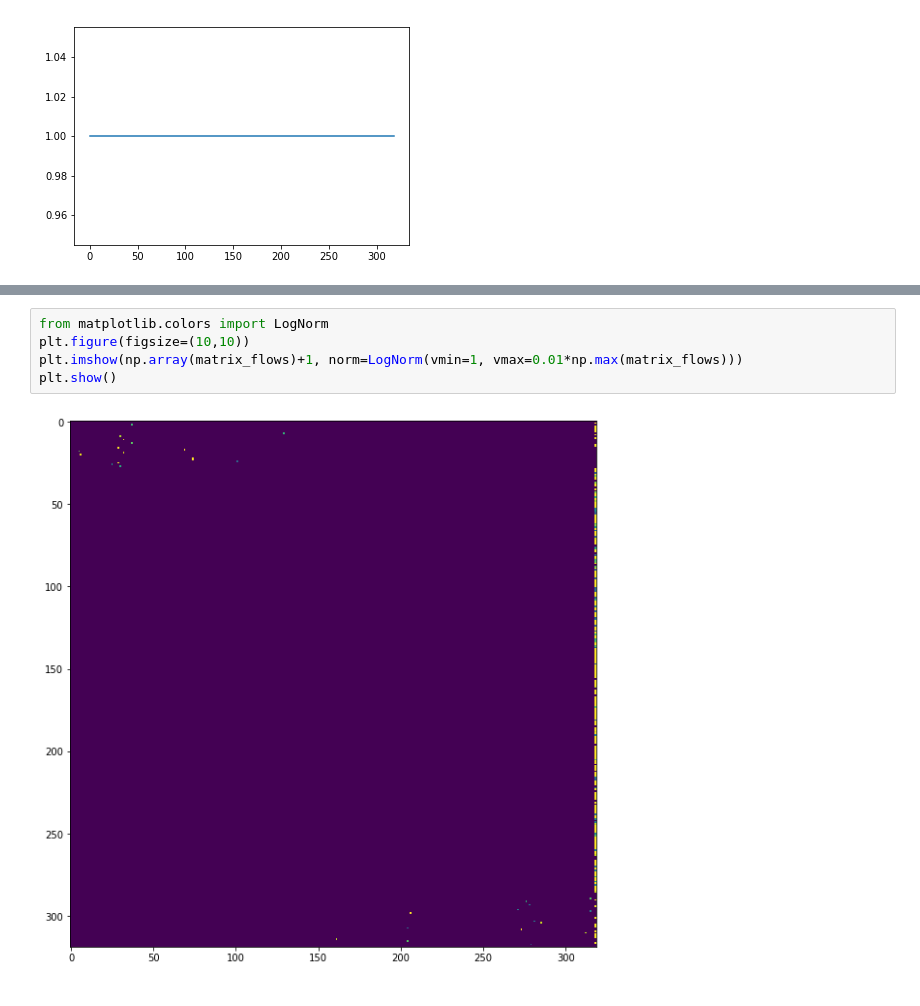
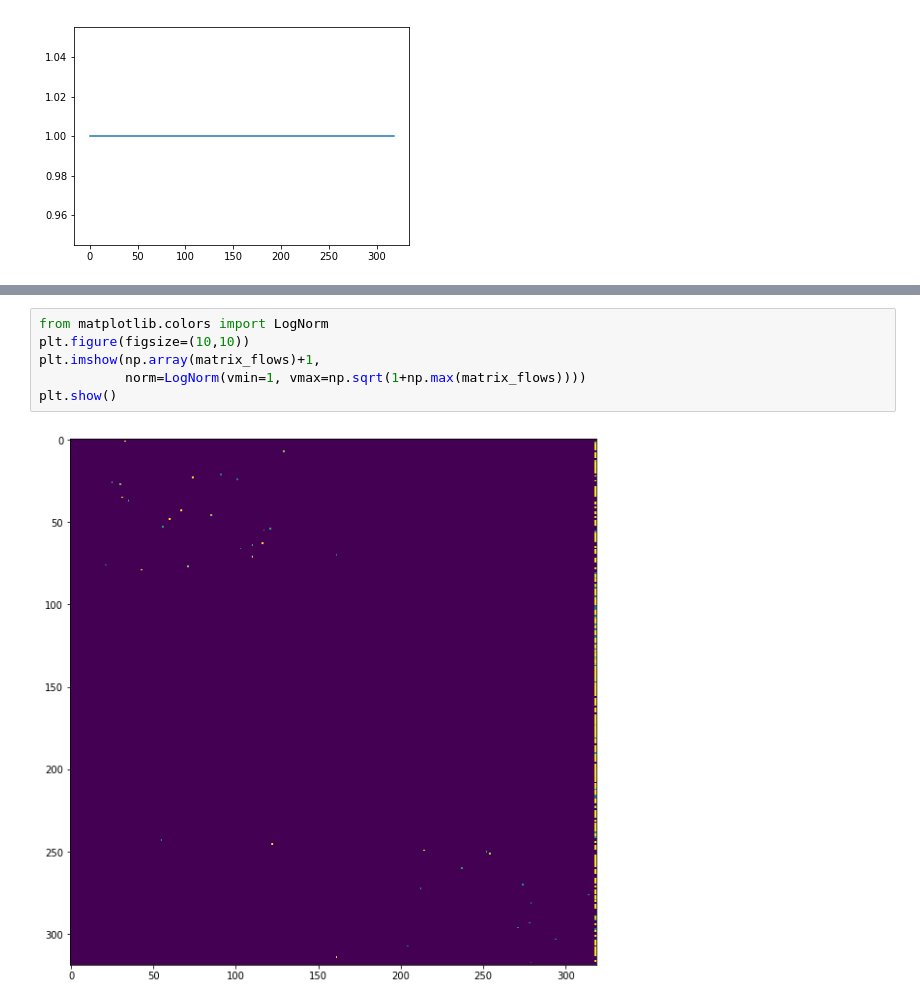
Before and after one commit to tonghuikang/draw-sgp-electoral-boundaries, a Jupyter notebook: modelling/equal_consts.ipynb, the cells around one changed output, grey strips where cells are left out. Cells and saved outputs as stored; diff of their text form.

```diff
--- a/modelling/equal_consts.ipynb
+++ b/modelling/equal_consts.ipynb
@@ -364,7 +367,8 @@ plt.show()
 # %%
 from matplotlib.colors import LogNorm
 plt.figure(figsize=(10,10))
-plt.imshow(np.array(matrix_flows)+1, norm=LogNorm(vmin=1, vmax=0.01*np.max(matrix_flows)))
+plt.imshow(np.array(matrix_flows)+1,
+           norm=LogNorm(vmin=1, vmax=np.sqrt(1+np.max(matrix_flows))))
 plt.show()
 # %% [output]
-[figure, old version]
+[figure, new version]
```
Also changed, not shown: parts of 16 cells of this notebook.
